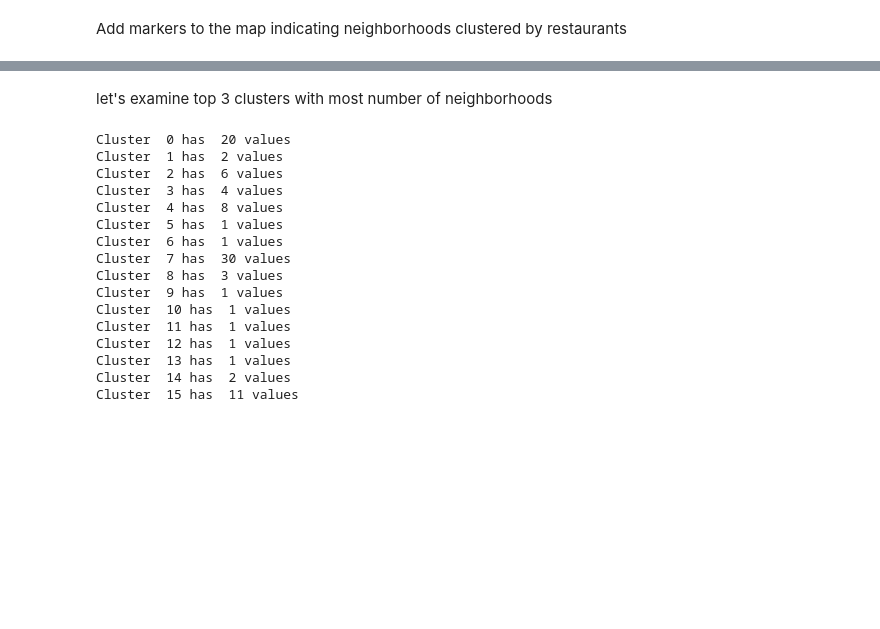
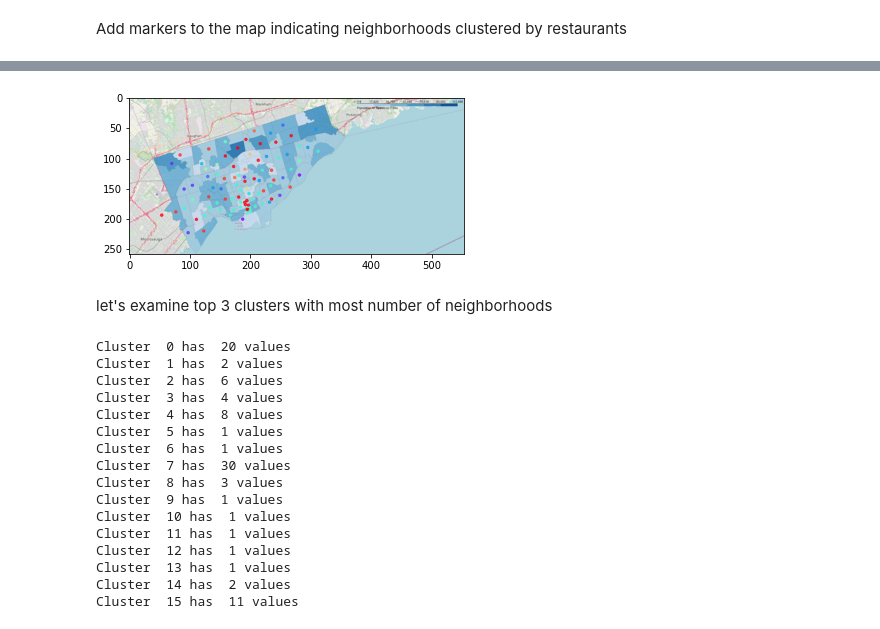
Before and after one commit to victorwong2021/capstone-project-course, a Jupyter notebook: Capstone project.ipynb, the cells around one changed output, grey strips where cells are left out. Drawn from its saved outputs; the diff is of its cells as text; code cells hidden in the pictures; blank space fills up the shorter version.

```diff
--- a/Capstone project.ipynb
+++ b/Capstone project.ipynb
@@ -421,6 +428,12 @@ for lat, lon, poi, cluster in zip(Df_merged['Latitude'],Df_merged['Longitude'],
 a
 # %% [output]
 [interactive output not drawn]
+# %%
+img2 = mpimg.imread('choropleth map with marker.png')
+imgplot = plt.imshow(img2)
+plt.show()
+# %% [output]
+[figure, added]
 # %% [markdown]
 let's examine top 3 clusters with most number of neighborhoods
 # %%
```
Also changed, not shown: parts of 2 cells of this notebook, 2 other files.
